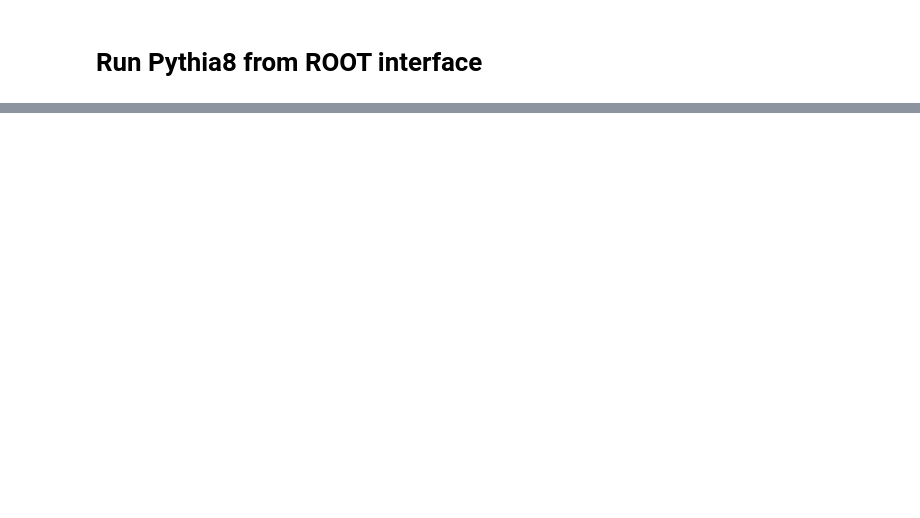
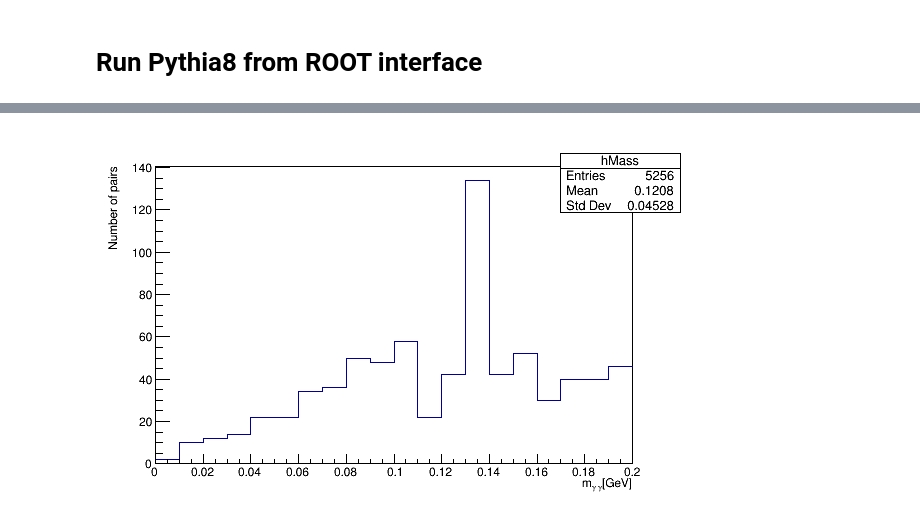
Before and after one commit to barraldiaz/Modern_Particle_Physics_Experiments, a Jupyter notebook: 03_Event_generation/03_Event_generation.ipynb, the cells around one changed output, grey strips where cells are left out. Drawn from its saved outputs; the diff is of its cells as text; code cells hidden in the pictures; blank space fills up the shorter version.

```diff
--- a/03_Event_generation/03_Event_generation.ipynb
+++ b/03_Event_generation/03_Event_generation.ipynb
@@ -492,0 +149,36 @@ particles = ROOT.TClonesArray("TParticle", 1000)    # prepare space for generate
+# %%
+#create a histogram
+hMass = ROOT.TH1F("hMass",";m_{#gamma #gamma}[GeV];Number of pairs",20,0,0.2)
+
+#define epsilon for removal of pairs with 0 invariant mass.
+#Since the 0 is a "numerical zero" we need a finite epsilon
+epsilon = 1E-3
+
+#Loop over first photons
+#select photons from particle list
+photonPDGId = int(Particle.from_evtgen_name("gamma").pdgid)
+photons1 = filter(lambda aPart: aPart.GetStatusCode()==1 and aPart.GetPdgCode()==photonPDGId, particles)
+for aPart1 in photons1:
+    #create fourmomentum of the first photon
+    part1_p4 = ROOT.Math.PxPyPzEVector(aPart1.Px(), aPart1.Py(), aPart1.Pz(), aPart1.Energy())
+    #Loop over second photon
+    photons2 = filter(lambda aPart: aPart.GetStatusCode()==1 and aPart.GetPdgCode()==photonPDGId, particles)
+    for aPart2 in photons2:
+        #create fourmomentum of the second photon
+        part2_p4 = ROOT.Math.PxPyPzEVector(aPart2.Px(), aPart2.Py(), aPart2.Pz(), aPart2.Energy())
+
+        #sum photon fourmomenta
+        totalMom = part1_p4 + part2_p4
+
+        #fill histo if the total fourmomentum mas positive mass, i.e this is not a photon
+        if totalMom.M()>epsilon:
+            hMass.Fill(totalMom.M())
+
+        #remove the momentum of current photon from the pair
+        totalMom -= ROOT.Math.PxPyPzEVector(aPart2.Px(), aPart2.Py(), aPart2.Pz(), aPart2.Energy())
+
+aCanvas = ROOT.TCanvas( 'aCanvas', 'Example plots', 600, 400)
+aCanvas.Draw()
+hMass.Draw()
+# %% [output]
+[figure, added]
```
Also changed, not shown: parts of 60 cells of this notebook, 5 other files.
